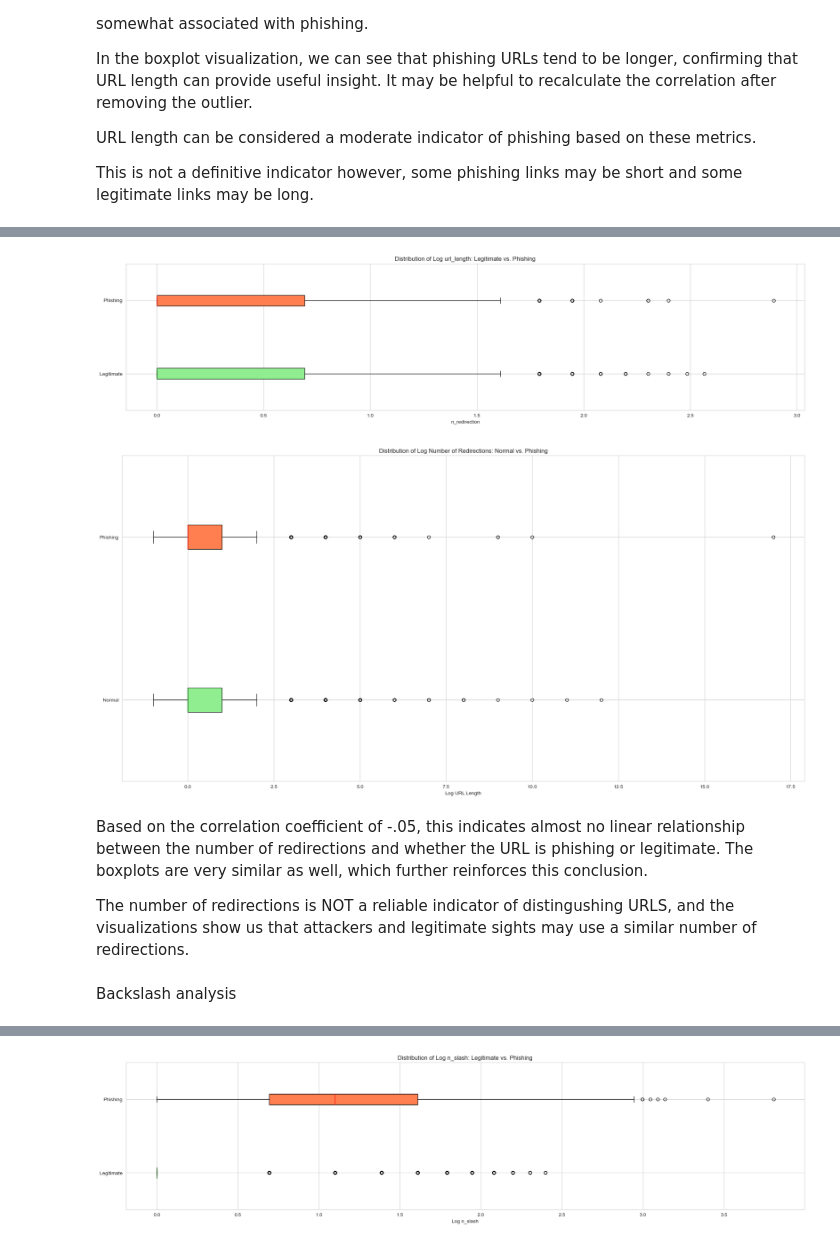
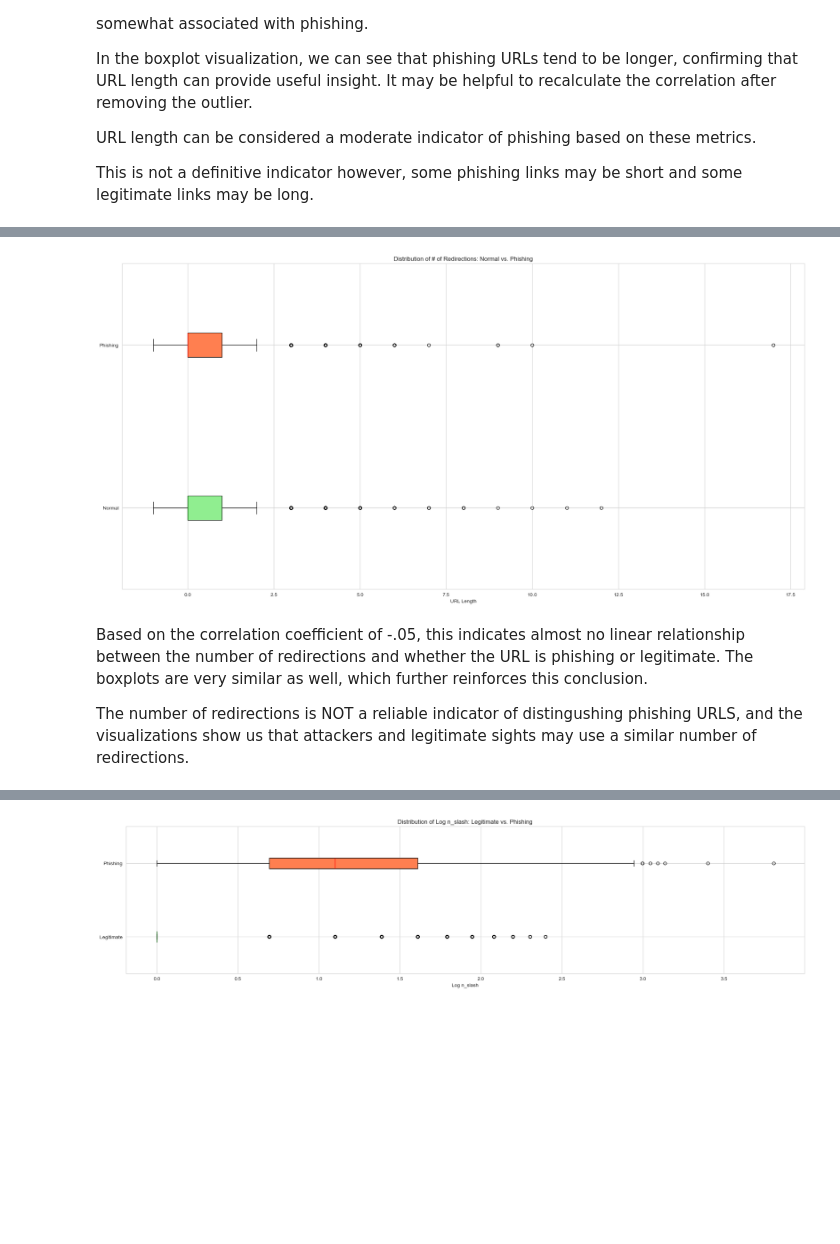
Before and after one commit to lnunag/DataAnalysis, a Jupyter notebook: Web Page Phishing/wpp.ipynb, the cells around one changed output, grey strips where cells are left out. Cells and saved outputs as stored; diff of their text form; code cells hidden in the pictures; blank space fills up the shorter version.

Commit message:
finished Jupyter Notebook analysis

```diff
--- a/Web Page Phishing/wpp.ipynb
+++ b/Web Page Phishing/wpp.ipynb
@@ -10,10 +26,11 @@ sns.set_style('whitegrid')
 # %%
-#filename1 = r"C:\Users\rabbi\DataAnalysis\Web Page Phishing\Data\web_page_fishing.csv"
-#filename2 = r"C:\Users\rabbi\DataAnalysis\Web Page Phishing\Data\phishing_dataset.csv"
+filename1 = r"C:\Users\rabbi\DataAnalysis\Web Page Phishing\Data\web_page_fishing.csv"
+filename2 = r"C:\Users\rabbi\DataAnalysis\Web Page Phishing\Data\phishing_dataset.csv"
+filename3 = r"C:\Users\rabbi\DataAnalysis\Web Page Phishing\Data\web-page-phishing.csv"
 
-filename1 = "web_page_fishing.csv"
-filename2 = "phishing_dataset.csv"
-filename3 = "web-page-phishing.csv"
+#filename1 = "web_page_fishing.csv"
+#filename2 = "phishing_dataset.csv"
+#filename3 = "web-page-phishing.csv"
 # %%
 import chardet
 
@@ -186,44 +236,25 @@ redirect_phishing_corr
 # %%
-fig, ax = plt.subplots(nrows=1, ncols=1, figsize=(20, 5))
-
-ax.boxplot(np.log(data.loc[data['phishing'] == 0, 'n_redirection'] + 1),
-           vert=False, positions=[1], patch_artist=True,
-           boxprops=dict(facecolor='lightgreen'),
-           medianprops=dict(color='darkgreen'))
-
-ax.boxplot(np.log(data.loc[data['phishing'] == 1, 'n_redirection'] + 1),
-           vert=False, positions=[2], patch_artist=True,
-           boxprops=dict(facecolor='coral'),
-           medianprops=dict(color='red'))
-
-ax.set_title('Distribution of Log url_length: Legitimate vs. Phishing')
-ax.set_xlabel('n_redirection')
-ax.set_yticks([1, 2], ['Legitimate', 'Phishing'])
-
+plt.figure(figsize=(20,10))
+plt.boxplot((data.loc[data['phishing'] == 0,'n_redirection']),
+            vert=False, positions=[1], patch_artist=True,
+            boxprops=dict(facecolor='lightgreen'),
+            medianprops=dict(color='darkgreen'))
+plt.boxplot((data.loc[data['phishing'] == 1,'n_redirection']),
+            vert=False, positions=[2], patch_artist=True,
+            boxprops=dict(facecolor='coral'),
+            medianprops=dict(color='red'))
+plt.title('Distribution of # of Redirections: Normal vs. Phishing')
+plt.xlabel('URL Length')
+plt.yticks([1, 2], ['Normal', 'Phishing'])
 plt.tight_layout()
 plt.show()
+
+# Here, even adding +1 to our np.log() function would give an error. This is because many of the values
+# in the n_redirection column have a value of -1. I am still unsure how to translate that value to words,
+# perhaps an error such as a broken link.
 # %% [output]
-[figure, old version]
+[figure, new version]
-# %%
-plt.figure(figsize=(20,10))
-plt.boxplot((data.loc[data['phishing'] == 0,'n_redirection']),
-            vert=False, positions=[1], patch_artist=True,
-            boxprops=dict(facecolor='lightgreen'),
-            medianprops=dict(color='darkgreen'))
-plt.boxplot((data.loc[data['phishing'] == 1,'n_redirection']),
-            vert=False, positions=[2], patch_artist=True,
-            boxprops=dict(facecolor='coral'),
-            medianprops=dict(color='red'))
-plt.title('Distribution of Log Number of Redirections: Normal vs. Phishing')
-plt.xlabel('Log URL Length')
-plt.yticks([1, 2], ['Normal', 'Phishing'])
-plt.tight_layout()
-plt.show()
-# %% [output]
-[figure, removed]
 # %% [markdown]
 Based on the correlation coefficient of -.05, this indicates almost no linear relationship between the number of redirections and whether the URL is phishing or legitimate. The boxplots are very similar as well, which further reinforces this conclusion.
 
-The number of redirections is NOT a reliable indicator of distingushing URLS, and the visualizations show us that attackers and legitimate sights may use a similar number of redirections.
+The number of redirections is NOT a reliable indicator of distingushing phishing URLS, and the visualizations show us that attackers and legitimate sights may use a similar number of redirections.
-# %% [markdown]
-Backslash analysis
```
Also changed, not shown: parts of 50 cells of this notebook.
